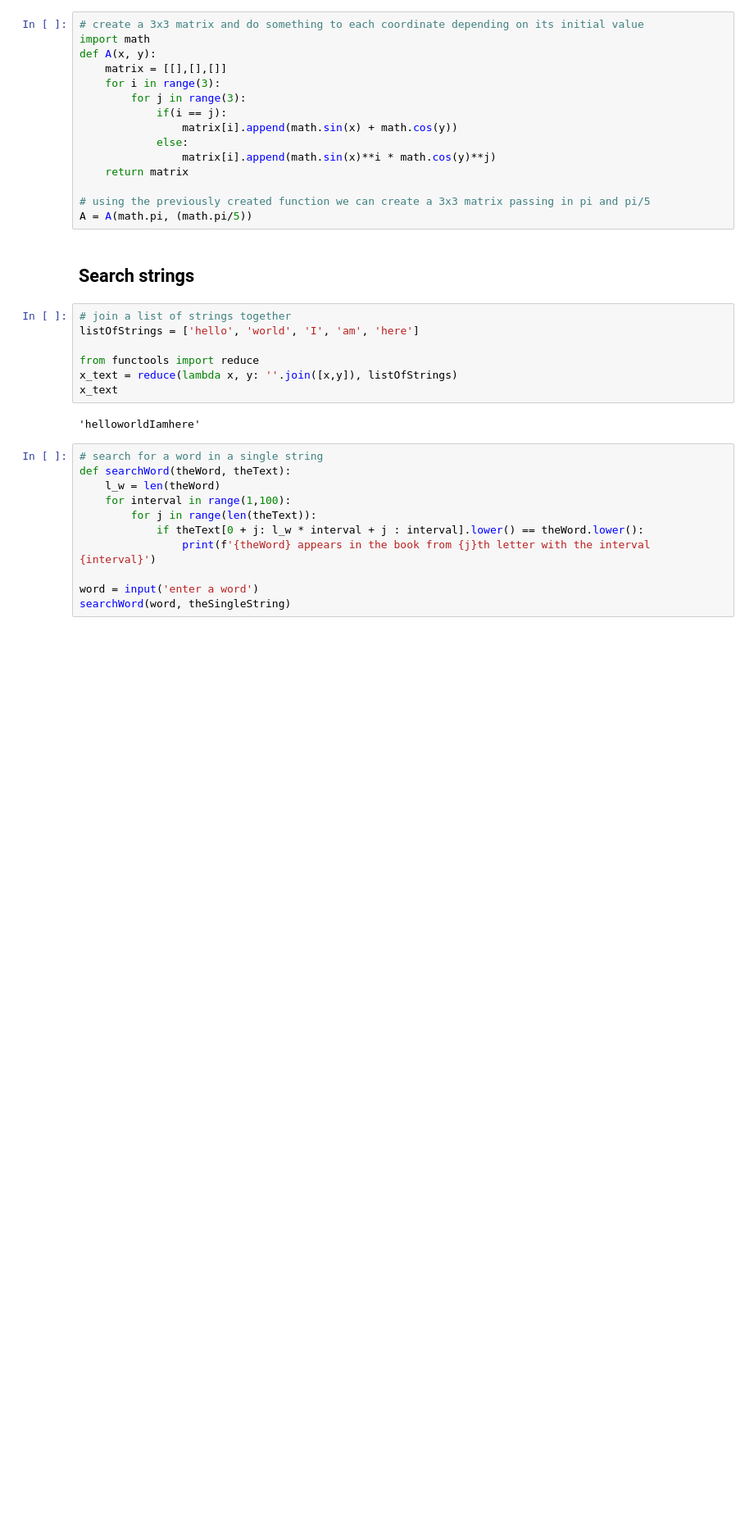
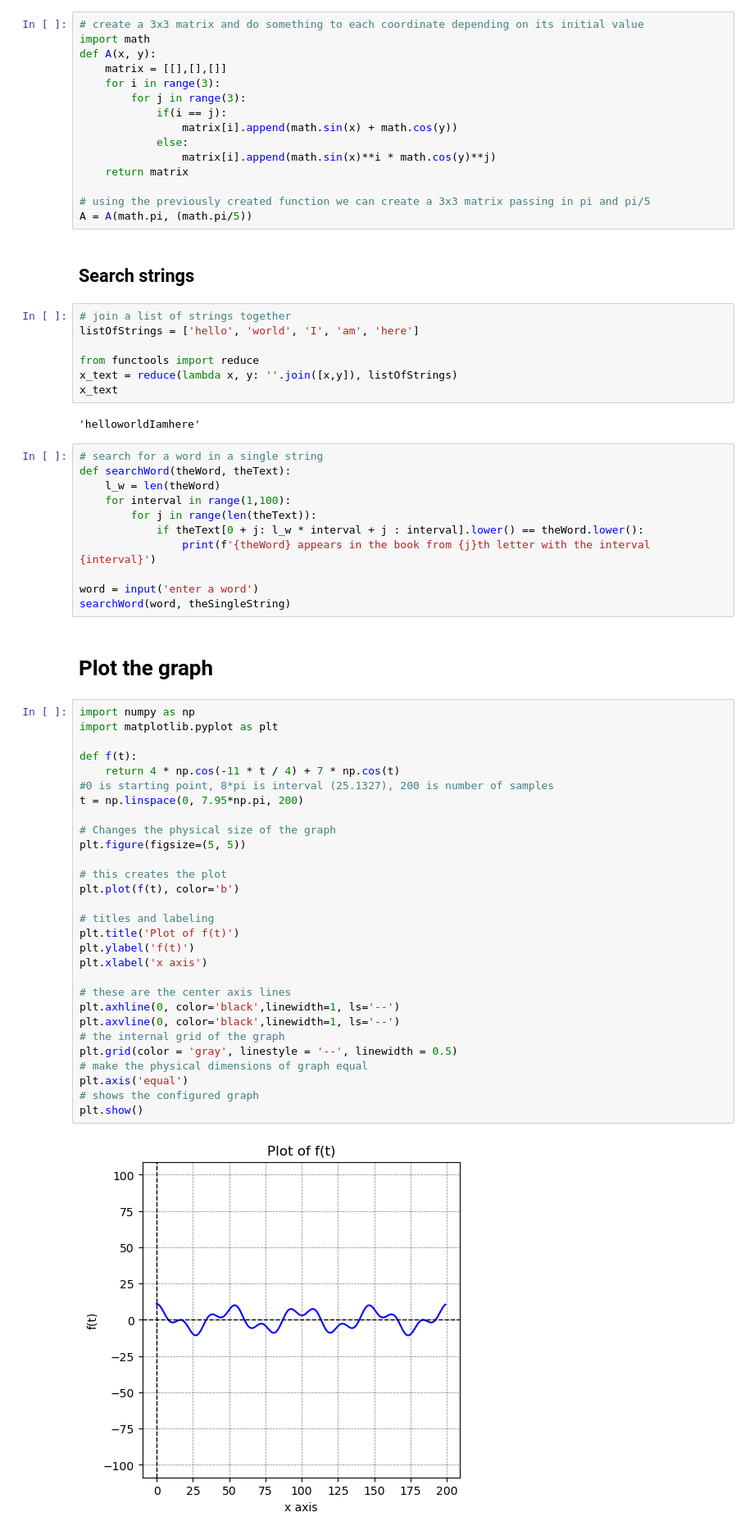
Before and after one commit to Rhys18751996/MathProgrammingJupyter, a Jupyter notebook: helperSheet.ipynb, the cells around one changed output. Shown: that part at 82% size. Cells and saved outputs as stored; diff of their text form; blank space fills up the shorter version.

```diff
--- a/helperSheet.ipynb
+++ b/helperSheet.ipynb
@@ -390,3 +390,36 @@ def searchWord(theWord, theText):
 
 word = input('enter a word')
 searchWord(word, theSingleString)
+# %% [markdown]
+# Plot the graph
+# %%
+import numpy as np
+import matplotlib.pyplot as plt
+
+def f(t):
+    return 4 * np.cos(-11 * t / 4) + 7 * np.cos(t)
+#0 is starting point, 8*pi is interval (25.1327), 200 is number of samples
+t = np.linspace(0, 7.95*np.pi, 200)
+
+# Changes the physical size of the graph
+plt.figure(figsize=(5, 5))
+
+# this creates the plot
+plt.plot(f(t), color='b')
+
+# titles and labeling
+plt.title('Plot of f(t)')
+plt.ylabel('f(t)')
+plt.xlabel('x axis')
+
+# these are the center axis lines
+plt.axhline(0, color='black',linewidth=1, ls='--')
+plt.axvline(0, color='black',linewidth=1, ls='--')
+# the internal grid of the graph
+plt.grid(color = 'gray', linestyle = '--', linewidth = 0.5)
+# make the physical dimensions of graph equal
+plt.axis('equal')
+# shows the configured graph
+plt.show()
+# %% [output]
+[figure, added]
```
Also changed, not shown: parts of 1 cell of this notebook, 1 other file.
